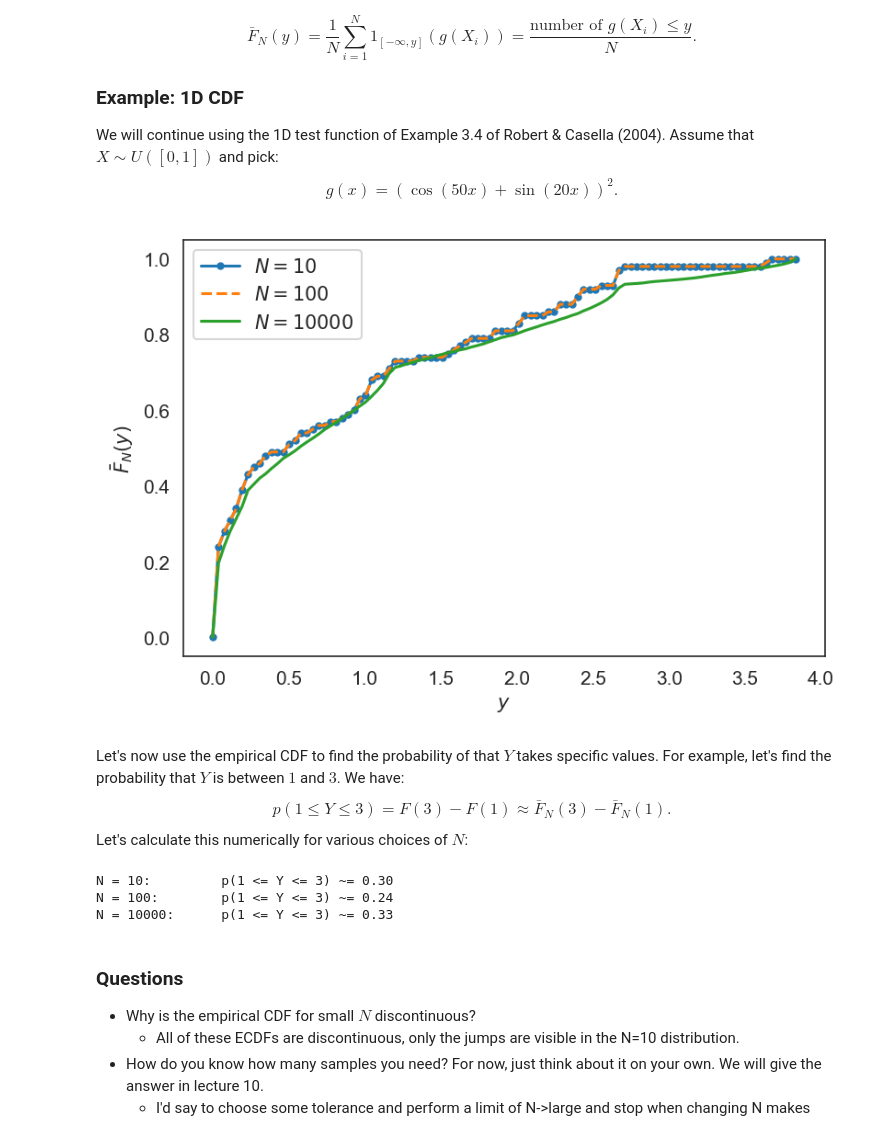
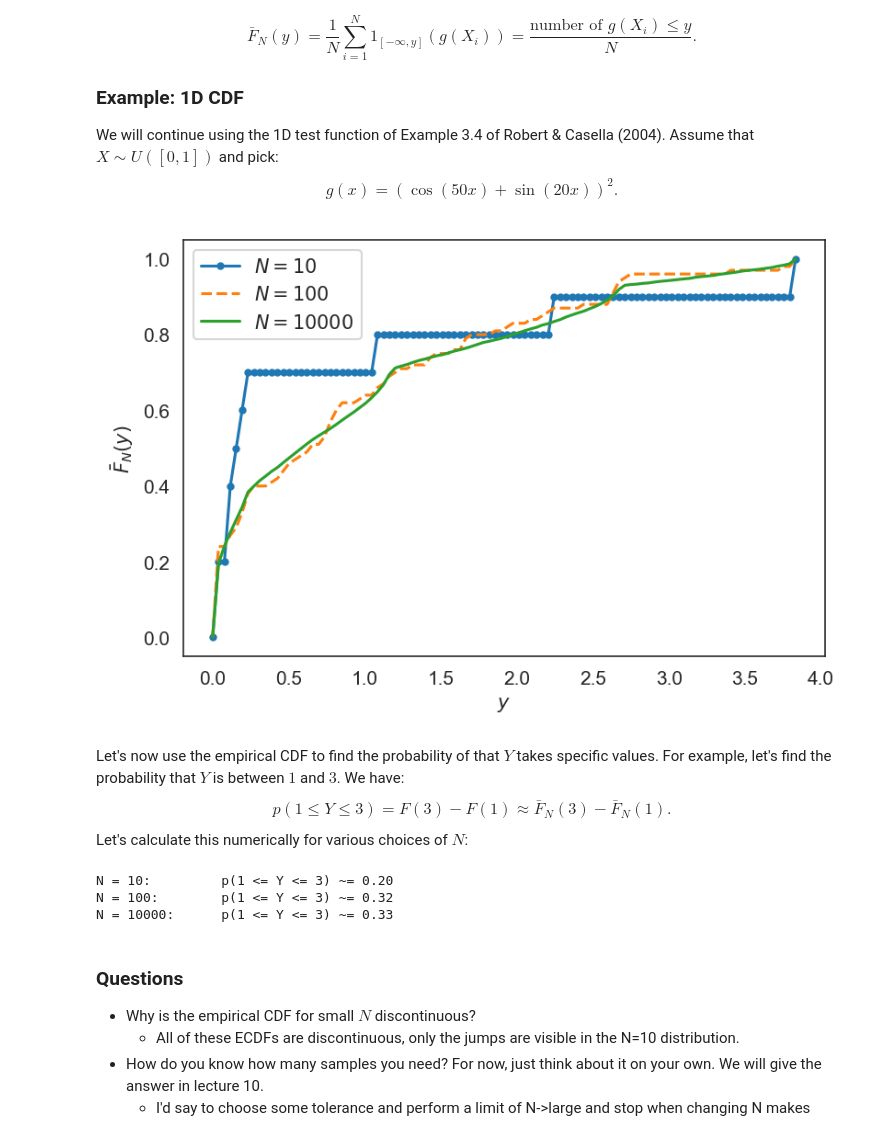
Before and after one commit to isaacdbowser/data-analytics-se, a Jupyter notebook: activities/hands-on-09.1.ipynb, the cells around one changed output. Drawn from its saved outputs; the diff is of its cells as text; code cells hidden in the pictures.

```diff
--- a/activities/hands-on-09.1.ipynb
+++ b/activities/hands-on-09.1.ipynb
@@ -45,35 +45,35 @@ g = lambda x: (np.cos(50 * x) + np.sin(20 * x)) ** 2
 # We will not write code for the empirical CDF as it is already
 # https://www.statsmodels.org/stable/generated/statsmodels.distributions.empirical_distribution.ECDF.html
 from statsmodels.distributions.empirical_distribution import ECDF
 
 # Maximum number of samples to take
 max_n = 10000
 # Generate samples from X
 x_samples = np.random.rand(max_n)
 # Get the corresponding Y's
 y_samples = g(x_samples)
 
 # Build ECDF with 10 samples
-ecdf_10 = ECDF(y_samples[:100])
+ecdf_10 = ECDF(y_samples[:10])
 
 # Build ECDF with 50 samples
 ecdf_100 = ECDF(y_samples[:100])
 
 # Build ECDF with all samples
 ecdf_all = ECDF(y_samples)
 
 # Make the plot
 fig, ax = plt.subplots(dpi=150)
 # Points on which to evaluate the CDF's
 ys = np.linspace(y_samples.min(), y_samples.max(), 100)
 ax.plot(ys, ecdf_10(ys), '.-', label='$N=10$')
 ax.plot(ys, ecdf_100(ys), '--', label='$N=100$')
 ax.plot(ys, ecdf_all(ys), label='$N={0:d}$'.format(max_n))
 ax.set_xlabel('$y$')
 ax.set_ylabel(r'$\bar{F}_N(y)$')
 plt.legend(loc='best');
 # %% [output]
-[figure, old version]
+[figure, new version]
 # %% [markdown]
 Let's now use the empirical CDF to find the probability of that $Y$ takes specific values.
 For example, let's find the probability that $Y$ is between $1$ and $3$.
@@ -93,8 +93,8 @@ print('N = {0:d}:\tp(1 <= Y <= 3) ~= {1:1.2f}'.format(100, p_Y_in_set_100))
 p_Y_in_set_all = ecdf_all(3.0) - ecdf_all(1.0)
 print('N = {0:d}:\tp(1 <= Y <= 3) ~= {1:1.2f}'.format(10000, p_Y_in_set_all))
 # %% [output]
-N = 10:         p(1 <= Y <= 3) ~= 0.30
-N = 100:        p(1 <= Y <= 3) ~= 0.24
+N = 10:         p(1 <= Y <= 3) ~= 0.20
+N = 100:        p(1 <= Y <= 3) ~= 0.32
 N = 10000:      p(1 <= Y <= 3) ~= 0.33
 # %% [markdown]
 ### Questions
```
Also changed, not shown: 2 other files.
